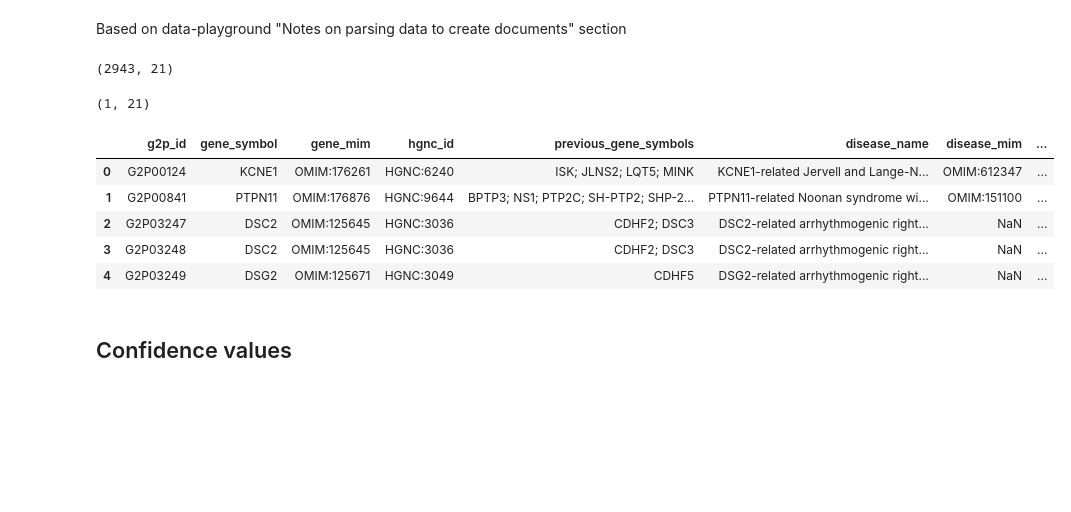
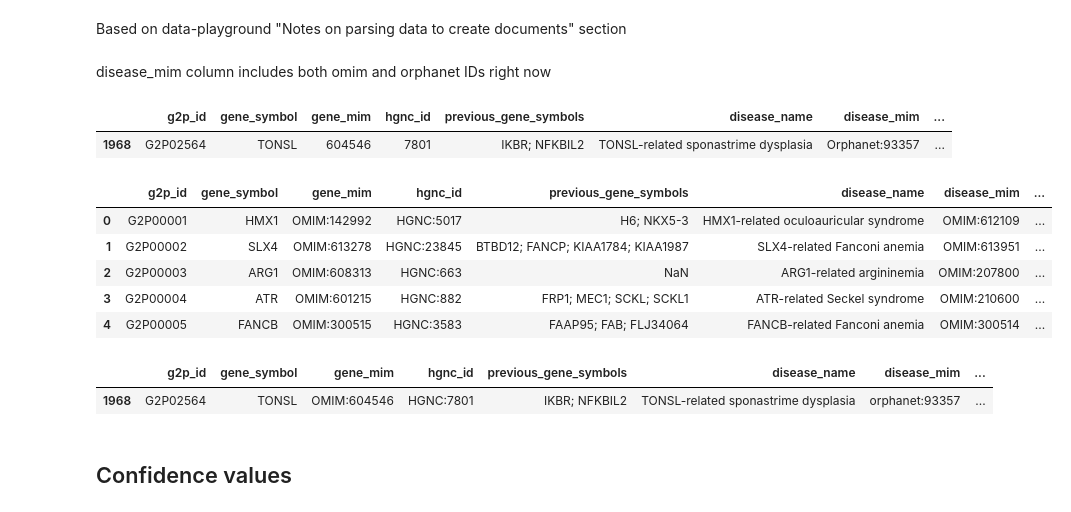
Before and after one commit to biothings/pending.api, a Jupyter notebook: plugins/ebi_gene2phenotype/parser-writing.ipynb, the cells around one changed output. Cells and saved outputs as stored; diff of their text form; code cells hidden in the pictures; blank space fills up the shorter version.

Commit message:
EBI gene2pheno: use on-demand, 'all data' download link

```diff
--- a/plugins/ebi_gene2phenotype/parser-writing.ipynb
+++ b/plugins/ebi_gene2phenotype/parser-writing.ipynb
@@ -24,0 +31,10 @@ pd.options.display.max_columns = None
+# %%
+## put into parser (format):
+
+all_data_url = "https://www.ebi.ac.uk/gene2phenotype/api/panel/all/download/"
+
+## ingesting all columns as str for now
+df = pd.read_csv(all_data_url, dtype=str)
+
+## make column names snake-case - usable with itertuples later
+df.columns = df.columns.str.replace(" ", "_")
@@ -82,12 +163,12 @@ If I did the generator approach (load files 1 by 1, 1 row at a time), I'd have t
 2. Either leave to BioThings toolset to remove duplicates, or could save a running set of `_id` hashes to check if row was already encountered -> not create duplicate docs
 3. Do the tasks on single rows/chunks (pandas [read_csv](https://pandas.pydata.org/docs/reference/api/pandas.read_csv.html#pandas.read_csv) has an iterator for rows/chunks! see iterator/chunksize parameters)
 # %%
-## put into parser (format): DONE
+# ## put into parser (format): DONE
 
-## using generator expression (think list/dict comprehension) within pd.concat to load files 1 at a time
-## ingesting all columns as str for now
-df = pd.concat((pd.read_csv(f, dtype=str) for f in all_file_paths), ignore_index=True)
+# ## using generator expression (think list/dict comprehension) within pd.concat to load files 1 at a time
+# ## ingesting all columns as str for now
+# df = pd.concat((pd.read_csv(f, dtype=str) for f in all_file_paths), ignore_index=True)
 
-## make column names snake-case - usable with itertuples later
-df.columns = df.columns.str.replace(" ", "_")
+# ## make column names snake-case - usable with itertuples later
+# df.columns = df.columns.str.replace(" ", "_")
 # %%
@@ -189,6 +226,6 @@ if n_duplicates_column_combo != n_duplicates_all_columns:
 # %%
-## put into parser (format): DONE
+# ## put into parser (format): DONE
 
-## drop duplicates
-df.drop_duplicates(inplace=True, ignore_index=True)
+# ## drop duplicates
+# df.drop_duplicates(inplace=True, ignore_index=True)
 # %%
@@ -215,4 +234,11 @@ memory usage: 4.7 MB
 ## Column-level transforms
 # %% [markdown]
 Based on data-playground "Notes on parsing data to create documents" section
+# %% [markdown]
+disease_mim column includes both omim and orphanet IDs right now
+# %%
+df[df["disease_mim"].str.contains("Orphanet:", na=False)]
+# %% [output]
+|  | g2p_id | gene_symbol | gene_mim | hgnc_id | previous_gene_symbols | disease_name | disease_mim | ... |
+| 1968 | G2P02564 | TONSL | 604546 | 7801 | IKBR; NFKBIL2 | TONSL-related sponastrime dysplasia | Orphanet:93357 | ... |
 # %%
@@ -230,15 +263,5 @@ df_diseasemim["disease_mim"] = df_diseasemim["disease_mim"].str.replace("Orphane
-# %%
-df_diseasemim[df_diseasemim["disease_mim"].str.contains("OMIM:", na=False)].shape
-
-df_diseasemim[df_diseasemim["disease_mim"].str.contains("orphanet:", na=False)].shape
-
-## add up row count. If == num non-null in info above, you're good
-## right now 2944 == 2944, so good
-# %% [output]
-(2943, 21)
-(1, 21)
 # %%
-## put into parser (format): DONE
+## put into parser (format):
 
 ## COLUMN-LEVEL TRANSFORMS
 
@@ -261,28 +284,30 @@ df["comments"] = df["comments"].str.strip()
 df["g2p_record_url"] = "https://www.ebi.ac.uk/gene2phenotype/lgd/" +  df["g2p_id"]
 
 ## replace panel keywords with full names shown on G2P website for single record
-## keeping "Hearing loss" as-is, changing all other values
-df["panel"] = df["panel"].str.replace("DD", "Developmental disorders")
 df["panel"] = df["panel"].str.replace("Cancer", "Cancer disorders")
 df["panel"] = df["panel"].str.replace("Cardiac", "Cardiac disorders")
+df["panel"] = df["panel"].str.replace("DD", "Developmental disorders")
+df["panel"] = df["panel"].str.replace("Ear", "Ear disorders")
 df["panel"] = df["panel"].str.replace("Eye", "Eye disorders")
 df["panel"] = df["panel"].str.replace("Skeletal", "Skeletal disorders")
 df["panel"] = df["panel"].str.replace("Skin", "Skin disorders")
 # %%
 ## checking on column-level transforms
 
 df.head()
 # df["g2p record url"].unique()[0:100]
 
-# df[df["disease_mim"].str.contains("orphanet", na=False)]  ## 9 rows, so that's correct
-# df[df["panel"].str.contains("Hearing", na=False)]
+df[df["disease_mim"].str.contains("orphanet", na=False)]
+# df[df["panel"].str.contains("Ear", na=False)]
 # %% [output]
 |  | g2p_id | gene_symbol | gene_mim | hgnc_id | previous_gene_symbols | disease_name | disease_mim | ... |
-| 0 | G2P00124 | KCNE1 | OMIM:176261 | HGNC:6240 | ISK; JLNS2; LQT5; MINK | KCNE1-related Jervell and Lange-N... | OMIM:612347 | ... |
-| 1 | G2P00841 | PTPN11 | OMIM:176876 | HGNC:9644 | BPTP3; NS1; PTP2C; SH-PTP2; SHP-2... | PTPN11-related Noonan syndrome wi... | OMIM:151100 | ... |
-| 2 | G2P03247 | DSC2 | OMIM:125645 | HGNC:3036 | CDHF2; DSC3 | DSC2-related arrhythmogenic right... | NaN | ... |
-| 3 | G2P03248 | DSC2 | OMIM:125645 | HGNC:3036 | CDHF2; DSC3 | DSC2-related arrhythmogenic right... | NaN | ... |
-| 4 | G2P03249 | DSG2 | OMIM:125671 | HGNC:3049 | CDHF5 | DSG2-related arrhythmogenic right... | NaN | ... |
+| 0 | G2P00001 | HMX1 | OMIM:142992 | HGNC:5017 | H6; NKX5-3 | HMX1-related oculoauricular syndrome | OMIM:612109 | ... |
+| 1 | G2P00002 | SLX4 | OMIM:613278 | HGNC:23845 | BTBD12; FANCP; KIAA1784; KIAA1987 | SLX4-related Fanconi anemia | OMIM:613951 | ... |
+| 2 | G2P00003 | ARG1 | OMIM:608313 | HGNC:663 | NaN | ARG1-related argininemia | OMIM:207800 | ... |
+| 3 | G2P00004 | ATR | OMIM:601215 | HGNC:882 | FRP1; MEC1; SCKL; SCKL1 | ATR-related Seckel syndrome | OMIM:210600 | ... |
+| 4 | G2P00005 | FANCB | OMIM:300515 | HGNC:3583 | FAAP95; FAB; FLJ34064 | FANCB-related Fanconi anemia | OMIM:300514 | ... |
+|  | g2p_id | gene_symbol | gene_mim | hgnc_id | previous_gene_symbols | disease_name | disease_mim | ... |
+| 1968 | G2P02564 | TONSL | OMIM:604546 | HGNC:7801 | IKBR; NFKBIL2 | TONSL-related sponastrime dysplasia | orphanet:93357 | ... |
 # %% [markdown]
 ## Confidence values
 # %% [markdown]
```
Also changed, not shown: parts of 66 cells of this notebook.
